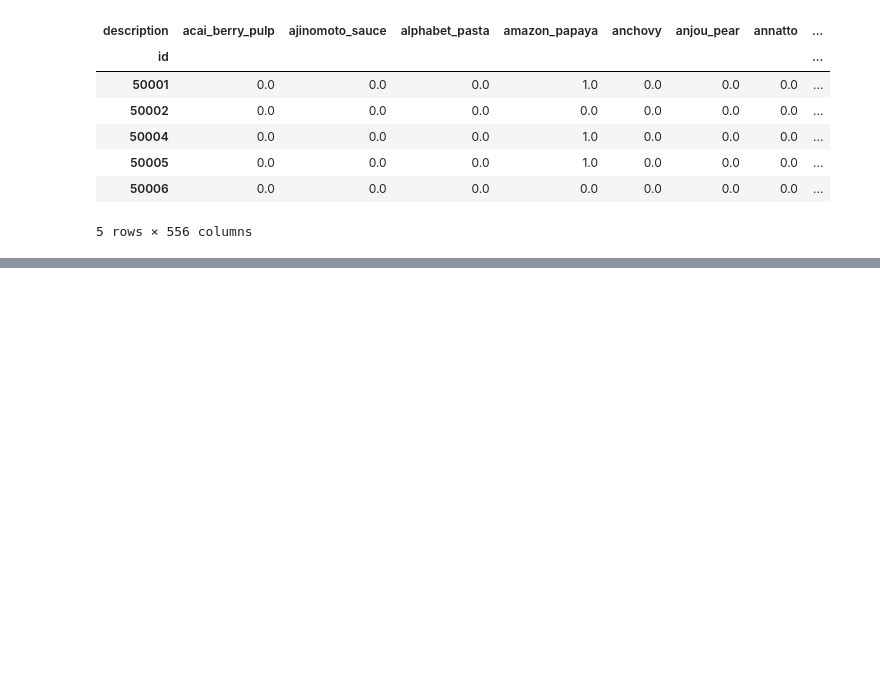
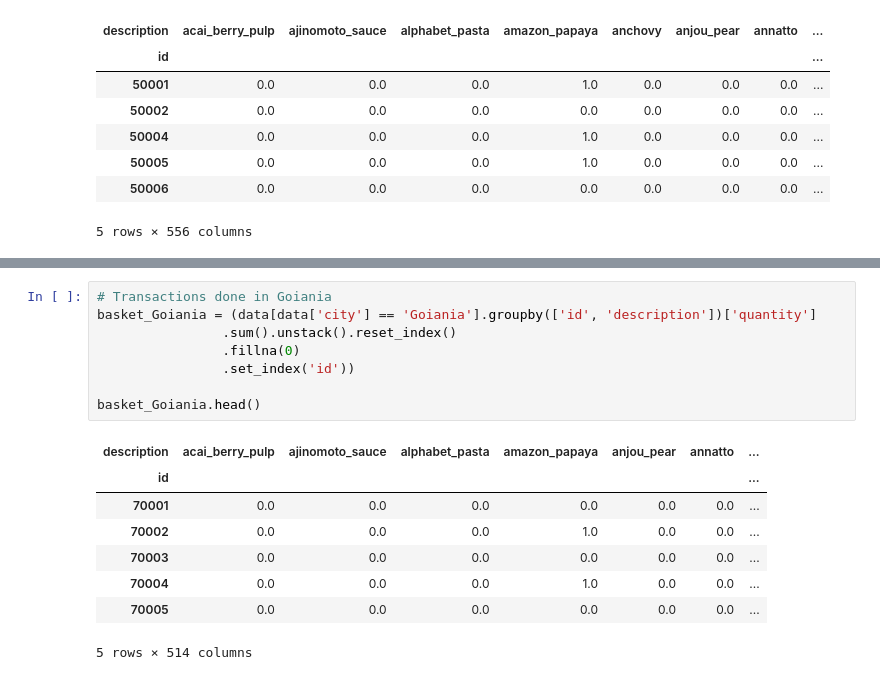
Before and after one commit to alokg1019/DataMining_Team1, a Jupyter notebook: Association_Analysis_CES.ipynb, the cells around one changed output, grey strips where cells are left out. Drawn from its saved outputs; the diff is of its cells as text; blank space fills up the shorter version.

```diff
--- a/Association_Analysis_CES.ipynb
+++ b/Association_Analysis_CES.ipynb
@@ -173,0 +191,17 @@ basket_Florianopolis.head()
+# %%
+# Transactions done in Goiania
+basket_Goiania = (data[data['city'] == 'Goiania'].groupby(['id', 'description'])['quantity']
+                .sum().unstack().reset_index()
+                .fillna(0)
+                .set_index('id'))
+
+basket_Goiania.head()
+# %% [output]
+| description | acai_berry_pulp | ajinomoto_sauce | alphabet_pasta | amazon_papaya | anjou_pear | annatto | ... |
+| id |  |  |  |  |  |  | ... |
+| 70001 | 0.0 | 0.0 | 0.0 | 0.0 | 0.0 | 0.0 | ... |
+| 70002 | 0.0 | 0.0 | 0.0 | 1.0 | 0.0 | 0.0 | ... |
+| 70003 | 0.0 | 0.0 | 0.0 | 0.0 | 0.0 | 0.0 | ... |
+| 70004 | 0.0 | 0.0 | 0.0 | 1.0 | 0.0 | 0.0 | ... |
+| 70005 | 0.0 | 0.0 | 0.0 | 0.0 | 0.0 | 0.0 | ... |
+5 rows × 514 columns
```
Also changed, not shown: parts of 5 cells of this notebook.
